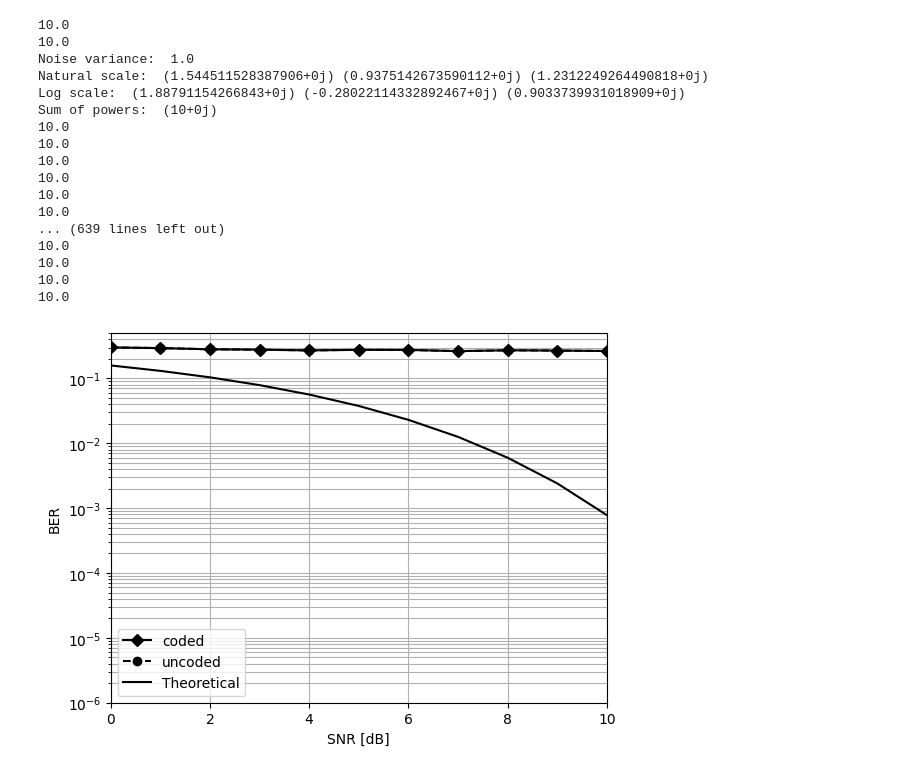
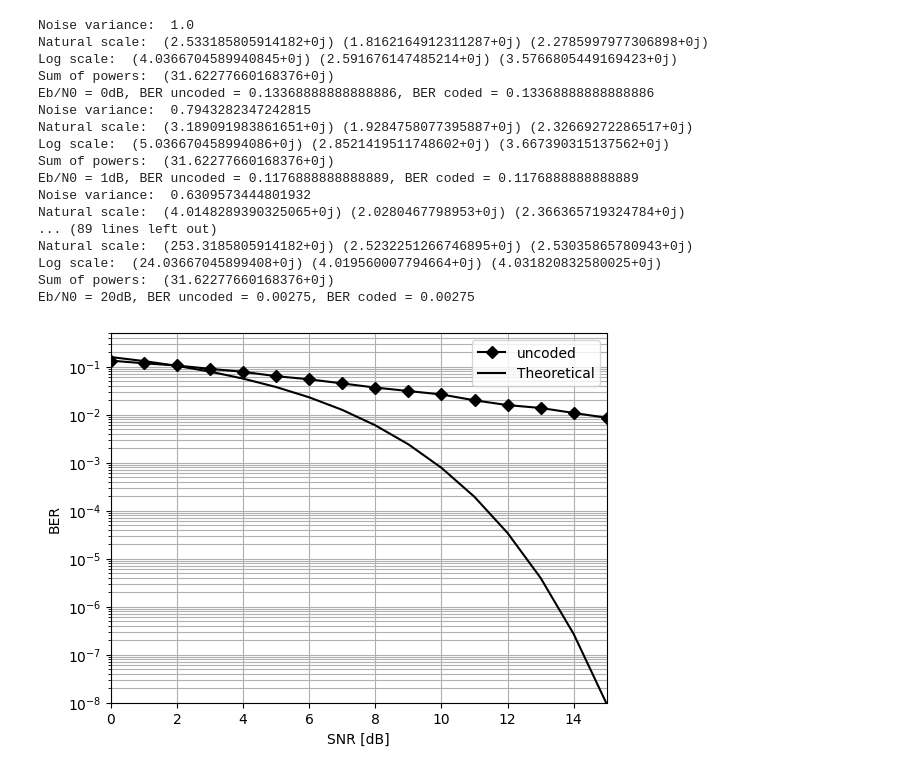
Before and after one commit to BaptisteSambon/LELEC2796-Juju-Baba, a Jupyter notebook: main.ipynb, the cells around one changed output. Saved outputs shown, nothing was run; the diff lists cells and outputs as text; code cells hidden in the pictures.

```diff
--- a/main.ipynb
+++ b/main.ipynb
@@ -40,7 +40,7 @@ decoder = sionna.fec.conv.ViterbiDecoder(encoder=encoder, rate=tx_params["coding
 
 ebn0 = np.arange(0, 21, 1) #dB
 snr_db = ebn0 + 10*np.log10(tx_params["codingRate"]) + 10*np.log10(nmodbits) #dB
-nb_seq = 100
+nb_seq = 1000
 alpha = 0
 
 BER_coded = np.zeros(len(ebn0))
@@ -56,7 +56,7 @@ for ii in range(len(snr_db)) :
   for jj in range(nb_seq) :
 
     # NOMA Power allocation
-    Ptot_db = 20 # total power allocation in dB
+    Ptot_db = 15 # total power allocation in dB
     Ptot = 10**(0.1*Ptot_db)
     #polynomial = np.array([1, 3, 3, -1*Ptot/var_noise])
     polynomial = np.array([1, 2, 1, -1*Ptot])
@@ -109,17 +109,17 @@ for ii in range(len(snr_db)) :
 
     data_out = NOMA(data, tx_params)
 
-    #h = Rayleigh_canal(alpha, len(data_out))
+    h = Rayleigh_canal(alpha, len(data_out))
     n = (1j*np.random.normal(scale=np.sqrt(var_noise/2), size=data_out.shape)+np.random.normal(scale=np.sqrt(var_noise/2),  size=data_out.shape))
 
-    #y_canal = h*data_out+n
+    y_canal = h*data_out+n
     #y_canal = channel([data_out, var_noise])
-    y_canal = data_out + n
+    #y_canal = data_out + n
 
     # Reception
     #y_canal = y_canal.reshape(1, len(y_canal))
-    #y_received = y_canal/h
-    y_received = y_canal
+    y_received = y_canal/h
+    #y_received = y_canal
     y_decoded = np.zeros((tx_params["nUsers"], tx_params["kCode"]))
     y_demapped = np.zeros((tx_params["nUsers"], tx_params["kCode"])) # nCode noramlement (à changer après)
     # SIC
@@ -134,7 +134,6 @@ for ii in range(len(snr_db)) :
 
       y_decoded[idx_user, :] = y_user.numpy()
 
-      y_tf = tf.convert_to_tensor(y.numpy().reshape((1, len(y))))
       y_received = y_received - mapper(y_user).numpy()[0]*np.sqrt(tx_params["powerAllocation"][idx_user])
 
     y_demapped_tf = tf.convert_to_tensor(y_demapped)
@@ -152,39 +151,39 @@ for ii in range(len(snr_db)) :
 
   print("Eb/N0 = " + str(ebn0[ii]) +  "dB, BER uncoded = " +  str(BER_uncoded[ii]) + ", BER coded = " + str(BER_coded[ii]))
 # %% [output]
-10.0
-10.0
 Noise variance:  1.0
-Natural scale:  (1.544511528387906+0j) (0.9375142673590112+0j) (1.2312249264490818+0j)
-Log scale:  (1.88791154266843+0j) (-0.28022114332892467+0j) (0.9033739931018909+0j)
-Sum of powers:  (10+0j)
-10.0
-10.0
-10.0
-10.0
-10.0
-10.0
-... (639 lines left out)
-10.0
-10.0
-10.0
-10.0
+Natural scale:  (2.533185805914182+0j) (1.8162164912311287+0j) (2.2785997977306898+0j)
+Log scale:  (4.0366704589940845+0j) (2.591676147485214+0j) (3.5766805449169423+0j)
+Sum of powers:  (31.62277660168376+0j)
+Eb/N0 = 0dB, BER uncoded = 0.13368888888888886, BER coded = 0.13368888888888886
+Noise variance:  0.7943282347242815
+Natural scale:  (3.189091983861651+0j) (1.9284758077395887+0j) (2.32669272286517+0j)
+Log scale:  (5.036670458994086+0j) (2.8521419511748602+0j) (3.667390315137562+0j)
+Sum of powers:  (31.62277660168376+0j)
+Eb/N0 = 1dB, BER uncoded = 0.1176888888888889, BER coded = 0.1176888888888889
+Noise variance:  0.6309573444801932
+Natural scale:  (4.0148289390325065+0j) (2.0280467798953+0j) (2.366365719324784+0j)
+... (89 lines left out)
+Natural scale:  (253.3185805914182+0j) (2.5232251266746895+0j) (2.53035865780943+0j)
+Log scale:  (24.03667045899408+0j) (4.019560007794664+0j) (4.031820832580025+0j)
+Sum of powers:  (31.62277660168376+0j)
+Eb/N0 = 20dB, BER uncoded = 0.00275, BER coded = 0.00275
 # %%
 # Plot
 
 plt.figure()
-plt.semilogy(snr_db, BER_coded, "D-", label="coded", color="black")
-plt.semilogy(snr_db, BER_uncoded, "o--", label="uncoded", color="black")
+#plt.semilogy(snr_db, BER_coded, "o-", label="coded", color="black")
+plt.semilogy(snr_db, BER_uncoded, "D-", label="uncoded", color="black")
 ber = (1/2)*erfc(np.sqrt(10**(0.1*snr_db)/2))
 plt.plot(ebn0, ber, label="Theoretical", color="black")
 plt.xlabel("SNR [dB]")
 plt.ylabel("BER")
 plt.xscale("linear")
 plt.yscale("log")
 plt.grid(which="both")
 plt.legend()
-plt.xlim([0, 10])
-plt.ylim([10**(-6), 0.5])
+plt.xlim([0, 15])
+plt.ylim([10**(-8), 0.5])
 plt.show()
 # %% [output]
-[figure, old version]
+[figure, new version]
```
